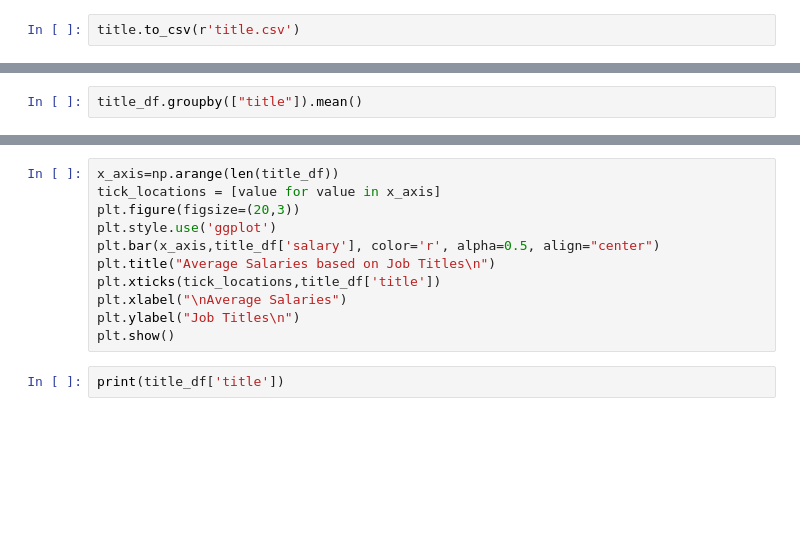
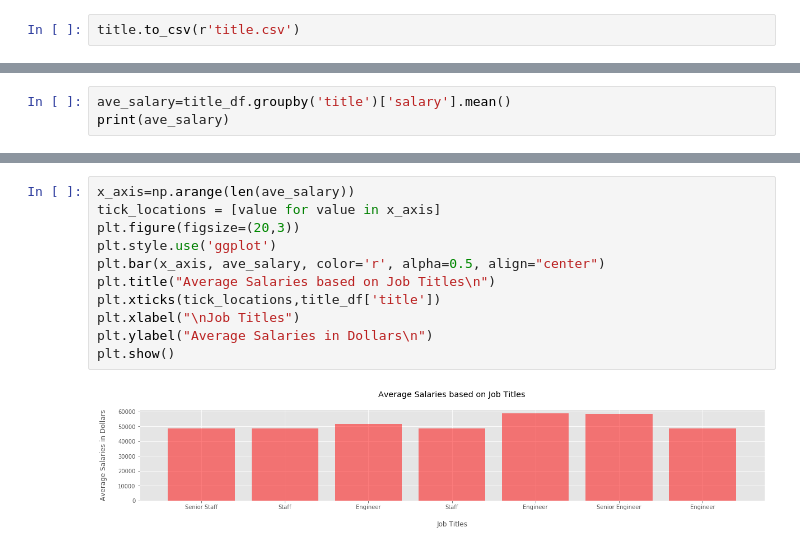
Before and after one commit to analiza-asuncion/sql-challenge, a Jupyter notebook: EmployeeSQL/bonus_sql_challenge.ipynb, the cells around one changed output, grey strips where cells are left out. Drawn from its saved outputs; the diff is of its cells as text; blank space fills up the shorter version.

```diff
--- a/EmployeeSQL/bonus_sql_challenge.ipynb
+++ b/EmployeeSQL/bonus_sql_challenge.ipynb
@@ -107,3 +110,4 @@ print(title_df)
 # %%
-title_df.groupby(["title"]).mean()
+ave_salary=title_df.groupby('title')['salary'].mean()
+print(ave_salary)
 # %% [output]
@@ -131,13 +128,13 @@ memory usage: 2.4+ MB
 # %%
-x_axis=np.arange(len(title_df))
+x_axis=np.arange(len(ave_salary))
 tick_locations = [value for value in x_axis]
 plt.figure(figsize=(20,3))
 plt.style.use('ggplot')
-plt.bar(x_axis,title_df['salary'], color='r', alpha=0.5, align="center")
+plt.bar(x_axis, ave_salary, color='r', alpha=0.5, align="center")
 plt.title("Average Salaries based on Job Titles\n")
 plt.xticks(tick_locations,title_df['title'])
-plt.xlabel("\nAverage Salaries")
-plt.ylabel("Job Titles\n")
+plt.xlabel("\nJob Titles")
+plt.ylabel("Average Salaries in Dollars\n")
 plt.show()
+# %% [output]
+[figure, added]
-# %%
-print(title_df['title'])
```
Also changed, not shown: parts of 4 cells of this notebook.
